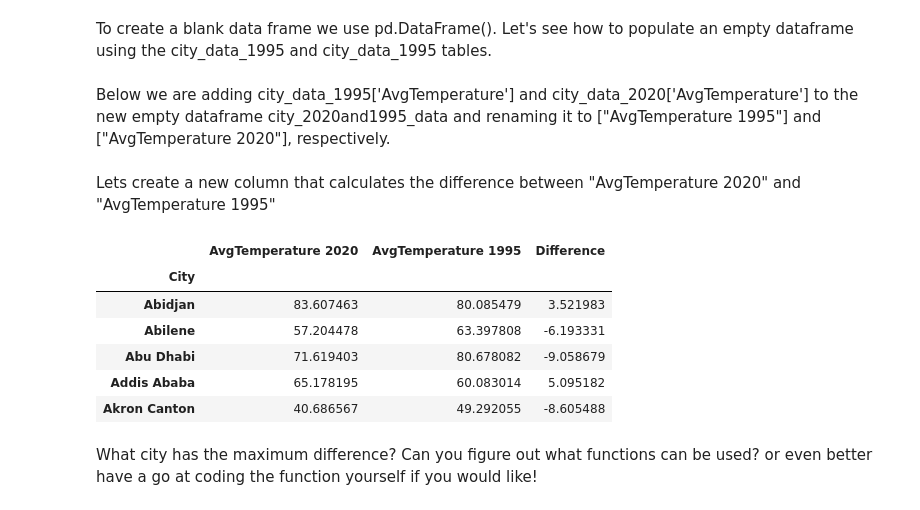
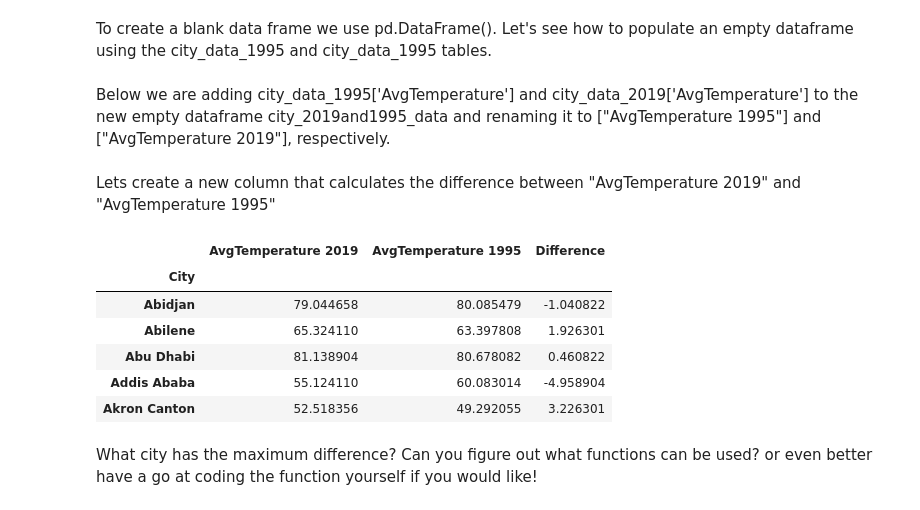
Before and after one commit to MatthewJWhittle/NCW2021, a Jupyter notebook: Introduction-Python.ipynb, the cells around one changed output. Drawn from its saved outputs; the diff is of its cells as text; code cells hidden in the pictures.

```diff
--- a/Introduction-Python.ipynb
+++ b/Introduction-Python.ipynb
@@ -119,32 +119,32 @@ Below we are setting the index as City so that when the two tables are combined
 # %%
 city_data_1995=city_data_1995.set_index(["City"])
-city_data_2020=city_data_2020.set_index(["City"])
+city_data_2019=city_data_2019.set_index(["City"])
 # %% [markdown]
 To create a blank data frame we use pd.DataFrame(). Let's see how to populate an empty dataframe using the city_data_1995 and city_data_1995 tables.
 # %%
-city_2020and1995_data = pd.DataFrame()
-city_2020and1995_data = city_data_1995
+city_2019and1995_data = pd.DataFrame()
+city_2019and1995_data = city_data_1995
 del city_data_1995['Year']
 # %% [markdown]
-Below we are adding city_data_1995['AvgTemperature'] and city_data_2020['AvgTemperature'] to the new empty dataframe city_2020and1995_data and renaming it to ["AvgTemperature 1995"] and ["AvgTemperature 2020"], respectively.
+Below we are adding city_data_1995['AvgTemperature'] and city_data_2019['AvgTemperature'] to the new empty dataframe city_2019and1995_data and renaming it to ["AvgTemperature 1995"] and ["AvgTemperature 2019"], respectively.
 # %%
-city_2020and1995_data["AvgTemperature 2020"] = city_data_2020['AvgTemperature']
-city_2020and1995_data["AvgTemperature 1995"] = city_data_1995['AvgTemperature']
-del city_2020and1995_data['AvgTemperature']
+city_2019and1995_data["AvgTemperature 2019"] = city_data_2019['AvgTemperature']
+city_2019and1995_data["AvgTemperature 1995"] = city_data_1995['AvgTemperature']
+del city_2019and1995_data['AvgTemperature']
 # %% [markdown]
-Lets create a new column that calculates the difference between "AvgTemperature 2020" and "AvgTemperature 1995"
+Lets create a new column that calculates the difference between "AvgTemperature 2019" and "AvgTemperature 1995"
 # %%
-city_2020and1995_data["Difference"] = city_2020and1995_data["AvgTemperature 2020"] - city_2020and1995_data["AvgTemperature 1995"]
+city_2019and1995_data["Difference"] = city_2019and1995_data["AvgTemperature 2019"] - city_2019and1995_data["AvgTemperature 1995"]
 # %%
-city_2020and1995_data.head(5)
+city_2019and1995_data.head(5)
 # %% [output]
-|  | AvgTemperature 2020 | AvgTemperature 1995 | Difference |
+|  | AvgTemperature 2019 | AvgTemperature 1995 | Difference |
 | City |  |  |  |
-| Abidjan | 83.607463 | 80.085479 | 3.521983 |
-| Abilene | 57.204478 | 63.397808 | -6.193331 |
-| Abu Dhabi | 71.619403 | 80.678082 | -9.058679 |
-| Addis Ababa | 65.178195 | 60.083014 | 5.095182 |
-| Akron Canton | 40.686567 | 49.292055 | -8.605488 |
+| Abidjan | 79.044658 | 80.085479 | -1.040822 |
+| Abilene | 65.324110 | 63.397808 | 1.926301 |
+| Abu Dhabi | 81.138904 | 80.678082 | 0.460822 |
+| Addis Ababa | 55.124110 | 60.083014 | -4.958904 |
+| Akron Canton | 52.518356 | 49.292055 | 3.226301 |
 # %% [markdown]
 What city has the maximum difference? Can you figure out what functions can be used? or even better have a go at coding the function yourself if you would like!
 # %% [markdown]
```
Also changed, not shown: parts of 4 cells of this notebook.
